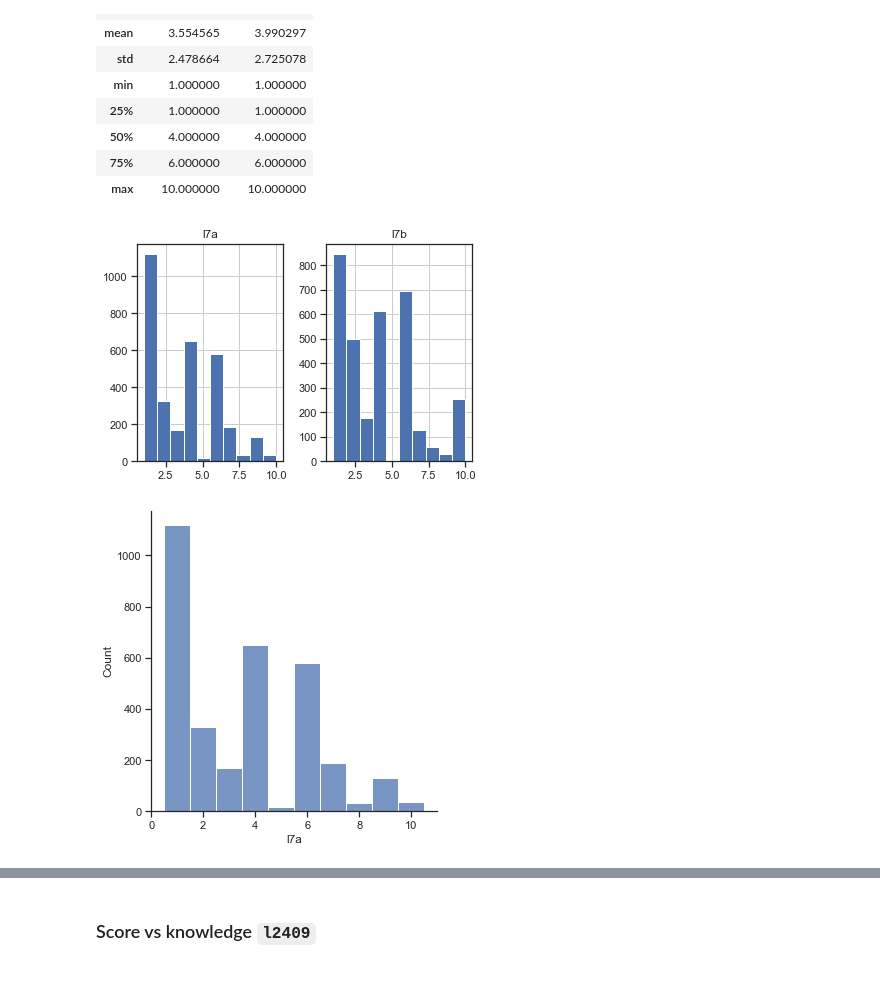
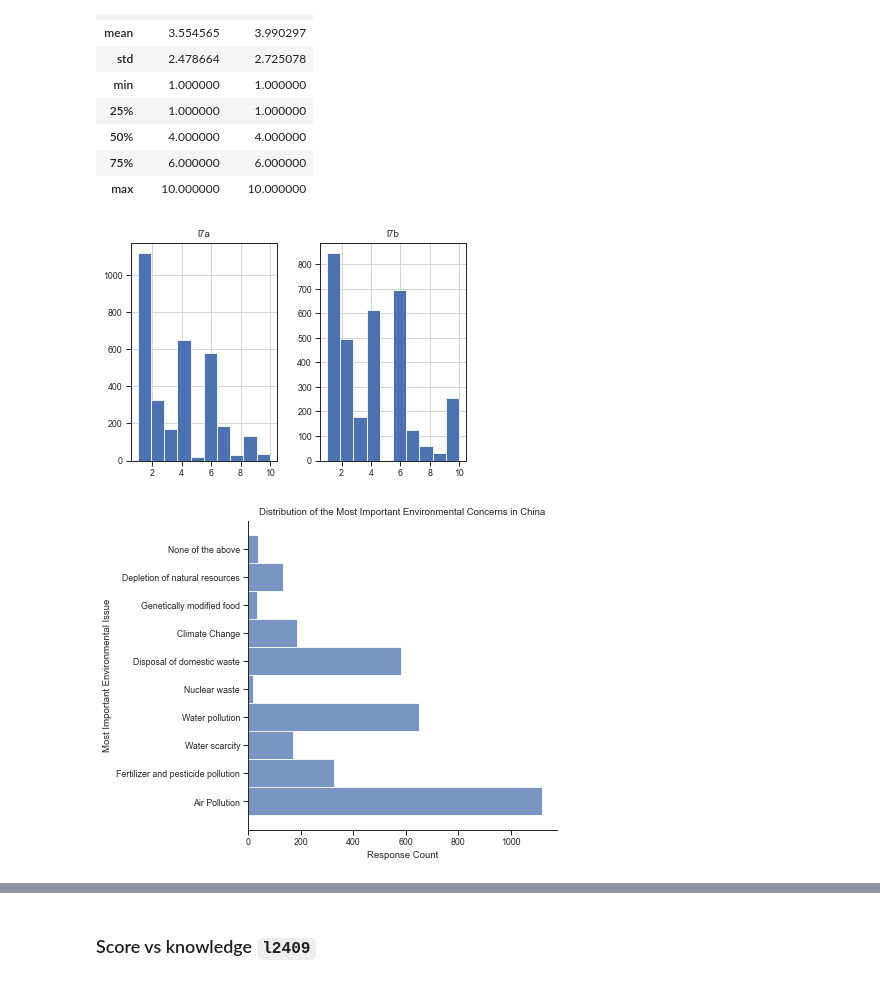
Before and after one commit to wrynearson/china-water, a Jupyter notebook: src/thesis_analysis_pure.ipynb, the cells around one changed output, grey strips where cells are left out. Saved outputs shown, nothing was run; the diff lists cells and outputs as text; code cells hidden in the pictures.

```diff
--- a/src/thesis_analysis_pure.ipynb
+++ b/src/thesis_analysis_pure.ipynb
@@ -51,6 +51,7 @@ sns.set_theme(
     # palette='twilight'
     )
 sns.set_style("ticks")
+sns.set_context("paper") #scale of plots
 # %% [markdown]
 Load CGSS (social survey) data from a Stata file
 # %%
@@ -456,7 +497,7 @@ Values:
 # %% [markdown]
 Make label dictionary
 # %%
-l7_labels = {'Air Pollution':1, 'Fertilizer and pesticide pollution':2, 'Water scarcity':3, 'Water pollution':4, 'Nuclear waste':5, 'Disposal of domestic waste':6, 'Climate Change':7, 'Genetically modified food':8, 'Depletion of natural resources':9, 'None of the above': 10, 'Cannot select':98}
+l7_labels = {'Air Pollution':1, 'Fertilizer and pesticide pollution':2, 'Water scarcity':3, 'Water pollution':4, 'Nuclear waste':5, 'Disposal of domestic waste':6, 'Climate Change':7, 'Genetically modified food':8, 'Depletion of natural resources':9, 'None of the above': 10}
 # %% [markdown]
 Convert to dataframe
 # %%
@@ -485,16 +526,20 @@ fig, ax = plt.subplots()
 cgss_wq_l7.hist(['l7a','l7b'], ax=ax)
 fig.savefig('outputs/l7_fig1.png', dpi=600)
 # %% [output]
-[figure, old version]
+[figure, new version]
 # %%
 l7_fig2 = sns.displot(
     data=cgss_wq_l7,
-    x='l7a',
+    y='l7a',
     # hue='l7b',
     discrete = True,
+    bins=11,
     # multiple='stack',
     kind = 'hist'
     )
+l7_fig2.set(ylabel='Most Important Environmental Issue', xlabel='Response Count', title='Distribution of the Most Important Environmental Concerns in China')
+l7_fig2.ax.set_yticks([1,2,3,4,5,6,7,8,9,10])
+l7_fig2.set_yticklabels(l7_labels)
 l7_fig2.savefig('outputs/l7_fig2.png', dpi=600)
 # %% [output]
-[figure, old version]
+[figure, new version]
```
Also changed, not shown: parts of 23 cells of this notebook, 14 other files.
